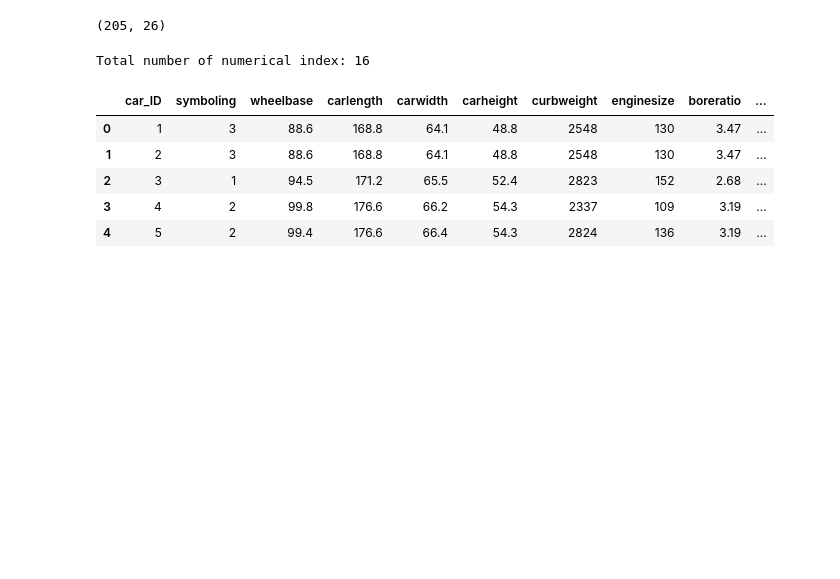
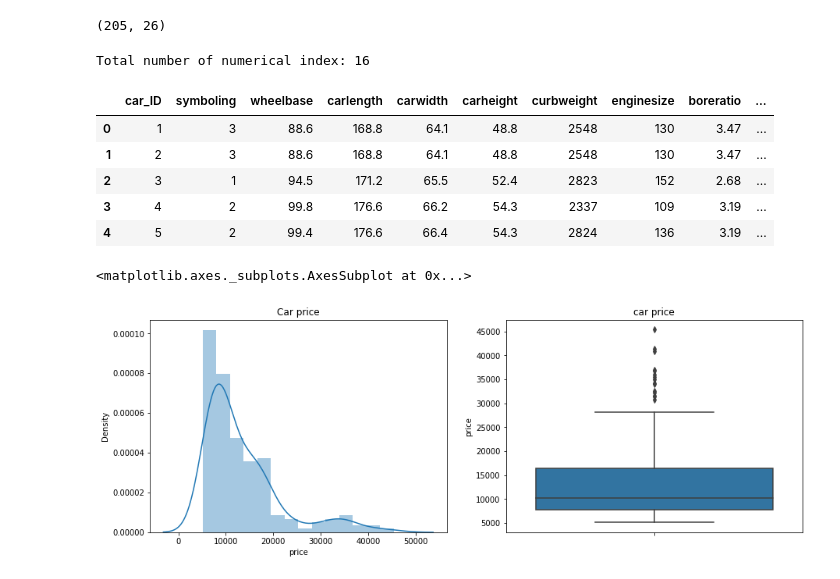
Before and after one commit to Eskerluminous/Ml_python-six-steps-, a Jupyter notebook: Linear_regression_multivariable.ipynb, the cells around one changed output. Cells and saved outputs as stored; diff of their text form; code cells hidden in the pictures; blank space fills up the shorter version.

```diff
--- a/Linear_regression_multivariable.ipynb
+++ b/Linear_regression_multivariable.ipynb
@@ -53,3 +61,14 @@ Total number of numerical index: 16
 | 2 | 3 | 1 | 94.5 | 171.2 | 65.5 | 52.4 | 2823 | 152 | 2.68 | ... |
 | 3 | 4 | 2 | 99.8 | 176.6 | 66.2 | 54.3 | 2337 | 109 | 3.19 | ... |
 | 4 | 5 | 2 | 99.4 | 176.6 | 66.4 | 54.3 | 2824 | 136 | 3.19 | ... |
+# %%
+plt.figure(figsize=(15,5))
+plt.subplot(1,2,1)
+plt.title("Car price")
+sns.distplot(df["price"])
+plt.subplot(1,2,2)
+plt.title("car price")
+sns.boxplot(y=df["price"])
+# %% [output]
+<matplotlib.axes._subplots.AxesSubplot at 0x...>
+[figure, added]
```
Also changed, not shown: parts of 4 cells of this notebook.
